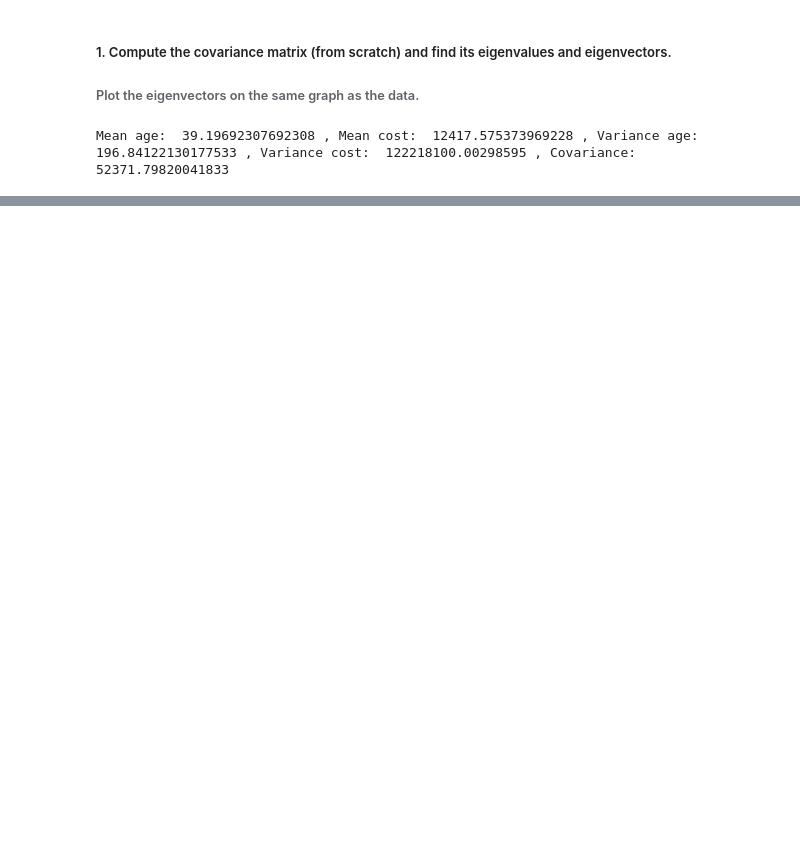
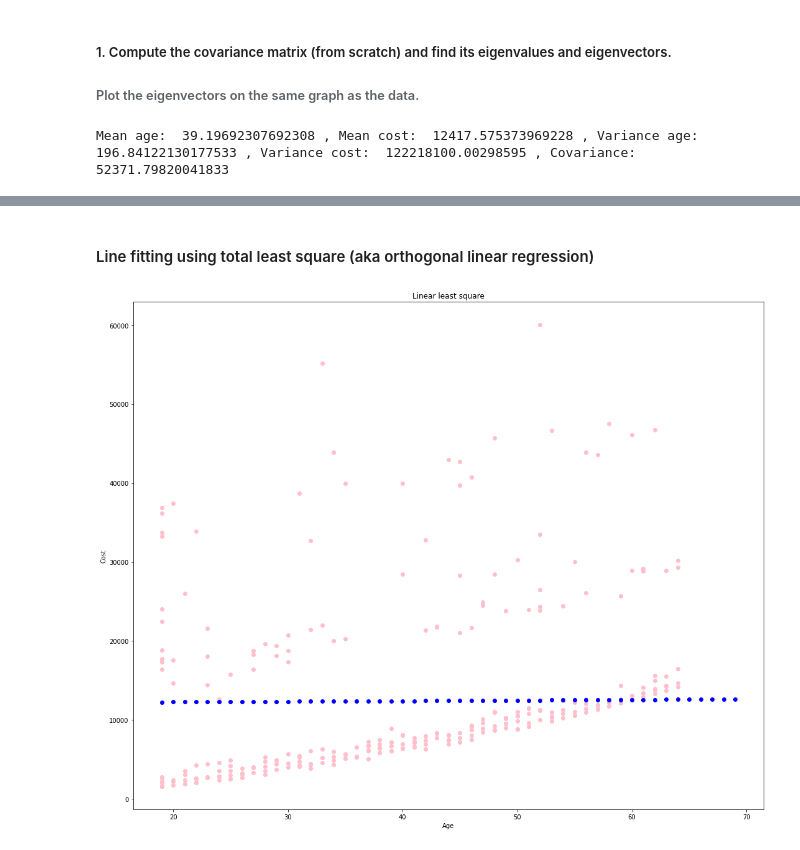
Before and after one commit to kavyadevd/CurveFittingAndHomography, a Jupyter notebook: Hw1/Problem3/Insurance.ipynb, the cells around one changed output, grey strips where cells are left out. Drawn from its saved outputs; the diff is of its cells as text; code cells hidden in the pictures; blank space fills up the shorter version.

```diff
--- a/Hw1/Problem3/Insurance.ipynb
+++ b/Hw1/Problem3/Insurance.ipynb
@@ -50,0 +128,24 @@ Mean age:  39.19692307692308 , Mean cost:  12417.575373969228 , Variance age:  1
+# %% [markdown]
+#### Line fitting using total least square (aka orthogonal linear regression)
+# %%
+w = var_cost - var_age
+r = 2*covar_*len(age)
+b = ( w + np.sqrt( (w**2) + (r**2) ) )/r
+a = mean_cost-mean_age*b
+
+# Create the vectors X and Y
+x_ = np.array(np.arange(19,70))
+y_ = b*x_ + a
+
+fig1 = plot.figure(figsize=(40,15))
+plot.subplot(121)
+plot.xlabel('Age')
+plot.ylabel('Cost')
+plot.scatter(age,cost,c ="pink")
+plot.title('Dataset')
+
+plot.scatter(x_,y_,c='blue')
+plot.title('Linear least square')
+plot.savefig('LLS.png')
+# %% [output]
+[figure, added]
```
Also changed, not shown: parts of 6 cells of this notebook.
